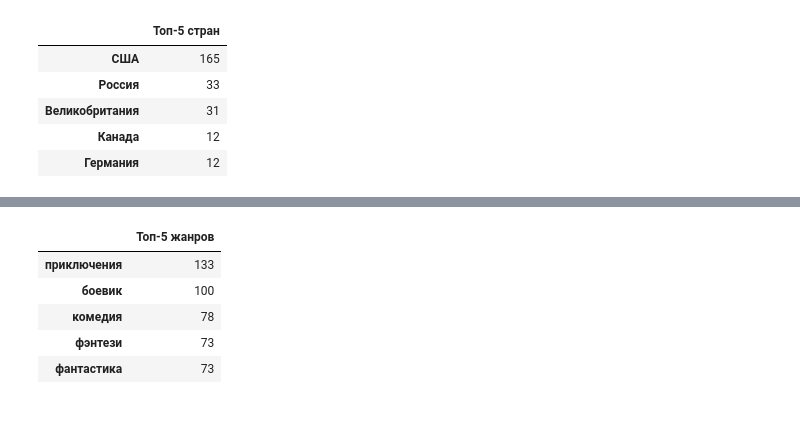
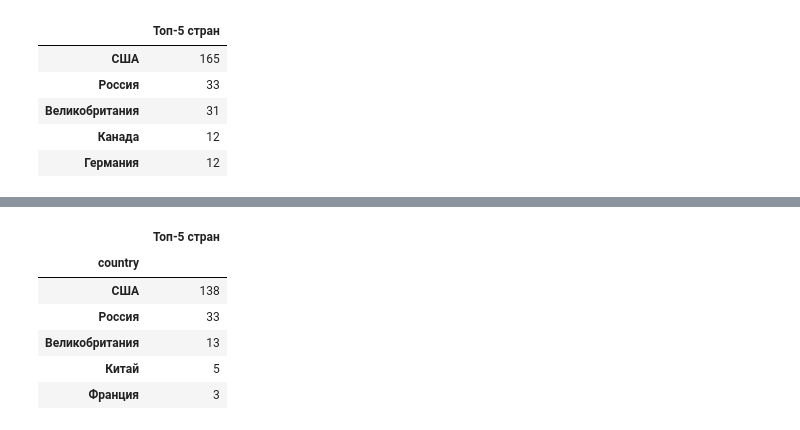
Before and after one commit to andrei-sanich/top20_analyse_Russia_box_office, a Jupyter notebook: top-20_analyse_Russia_box_office.ipynb, the cells around one changed output, grey strips where cells are left out. Drawn from its saved outputs; the diff is of its cells as text; code cells hidden in the pictures.

```diff
--- a/top-20_analyse_Russia_box_office.ipynb
+++ b/top-20_analyse_Russia_box_office.ipynb
@@ -8,8 +8,6 @@ from collections import defaultdict
 
 
 init_notebook_mode(connected=True)
-pd.set_option('display.max_columns', 100)
-pd.set_option('display.max_rows', 100)
 
 df = pd.read_csv('movies_list.csv', index_col=0)
 df.head()
@@ -137,10 +194,11 @@ pd.DataFrame({'Топ-5 стран': country_count})
 # %%
-genre_count = df[genres].sum().sort_values(ascending = False).head(5)
-pd.DataFrame({'Топ-5 жанров': genre_count})
+country_count2 = df.groupby(['country'])['year'].count().sort_values(ascending = False).head(5)
+pd.DataFrame({'Топ-5 стран': country_count2})
 # %% [output]
-|  | Топ-5 жанров |
-| приключения | 133 |
-| боевик | 100 |
-| комедия | 78 |
-| фэнтези | 73 |
-| фантастика | 73 |
+|  | Топ-5 стран |
+| country |  |
+| США | 138 |
+| Россия | 33 |
+| Великобритания | 13 |
+| Китай | 5 |
+| Франция | 3 |
```
Also changed, not shown: parts of 7 cells of this notebook.
